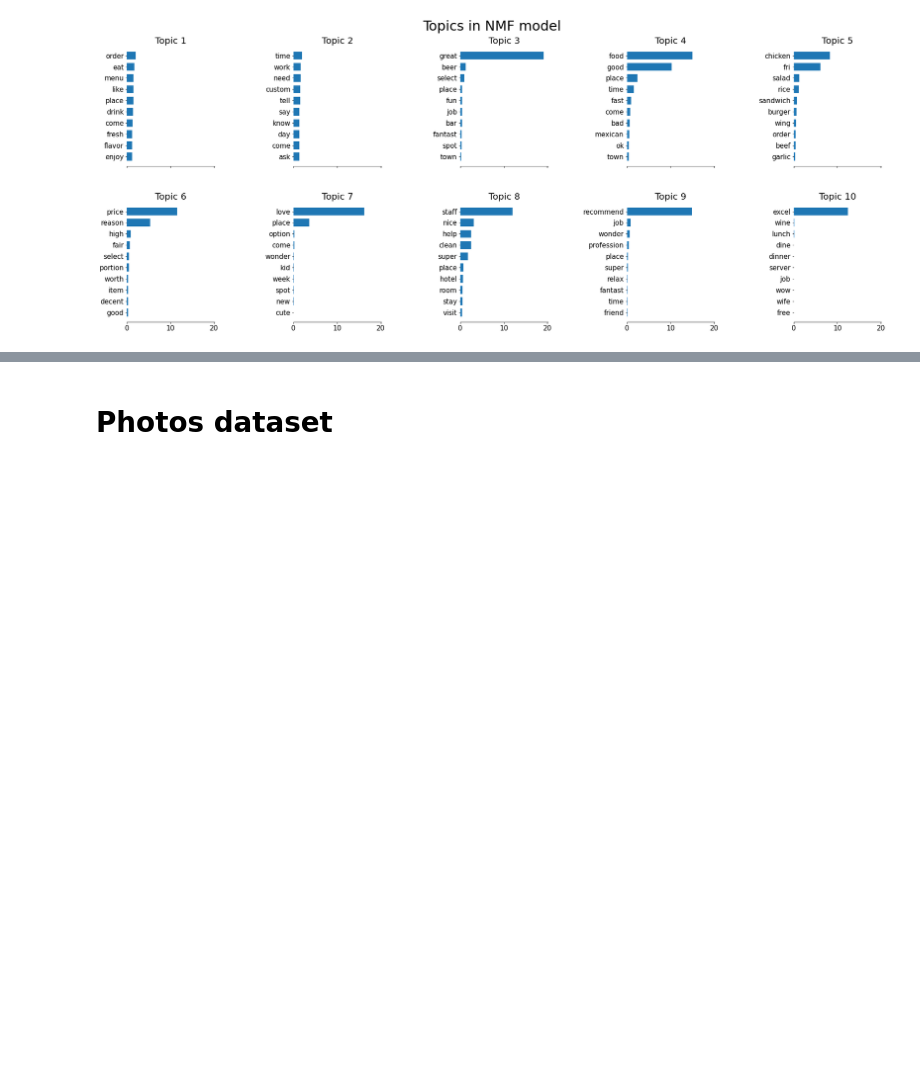
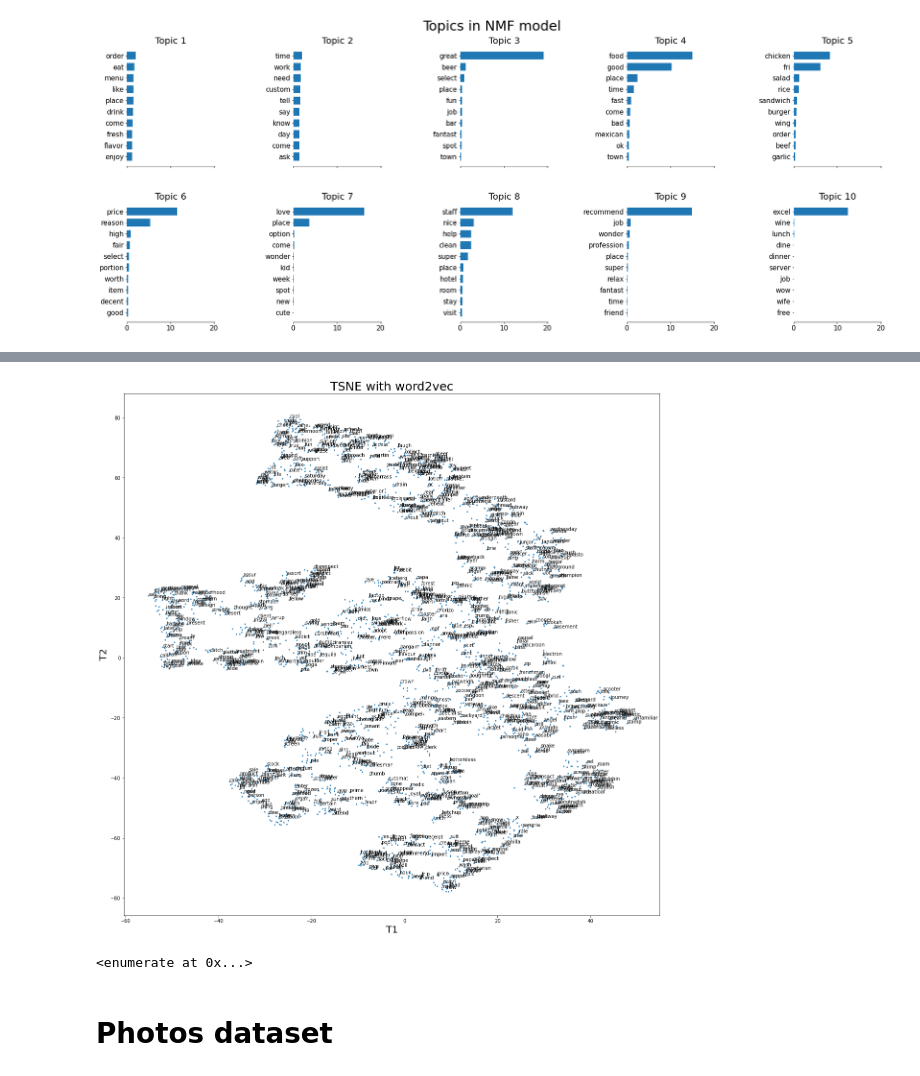
Before and after one commit to mbartcus/OC-projects, a Jupyter notebook: oc_6/Bartcus_Marius_2_notebook_062022.ipynb, the cells around one changed output, grey strips where cells are left out. Cells and saved outputs as stored; diff of their text form; code cells hidden in the pictures; blank space fills up the shorter version.

```diff
--- a/oc_6/Bartcus_Marius_2_notebook_062022.ipynb
+++ b/oc_6/Bartcus_Marius_2_notebook_062022.ipynb
@@ -834,0 +971,6 @@ plot_top_words(
+# %%
+from gensim.models.word2vec import Word2Vec
+
+
+word2vec = Word2Vec(docs)
+word2vec.wv.most_similar(["chicken"], topn=10)
@@ -835,2 +988,32 @@ plot_top_words(
+# %%
+from sklearn.manifold import TSNE
+
+X_w2v = pd.DataFrame([word2vec.wv[x] for x in word2vec.wv.key_to_index.keys()])
+X_tsne = TSNE(random_state=1, n_jobs=-1).fit_transform(X_w2v)
+X_tsne = pd.DataFrame(X_tsne, columns=['T1', 'T2'])
+# %%
+plt.figure(figsize=(20, 20))
+sns.scatterplot(
+    #x=X_tsne[:, 0],
+    #y=X_tsne[:, 1],
+    #text=word2vec.wv.key_to_index.keys(),
+    data = X_tsne,
+    x="T1", y="T2",
+    s=10
+);
+# Annotate label points
+for i, word in enumerate(word2vec.wv.key_to_index.keys()):
+    if (i % 3)==0:
+        plt.annotate(word, (X_tsne.T1[i], X_tsne.T2[i]) )
+
+plt.title('TSNE with word2vec',fontsize=25);
+plt.xlabel('T1',fontsize=20);
+plt.ylabel('T2',fontsize=20);
+# %% [output]
+[figure, added]
+# %%
+enumerate(word2vec.wv.key_to_index.keys())
+# %% [output]
+<enumerate at 0x...>
 # %% [markdown]
 # Photos dataset
```
Also changed, not shown: parts of 15 cells of this notebook, 3 other files.
